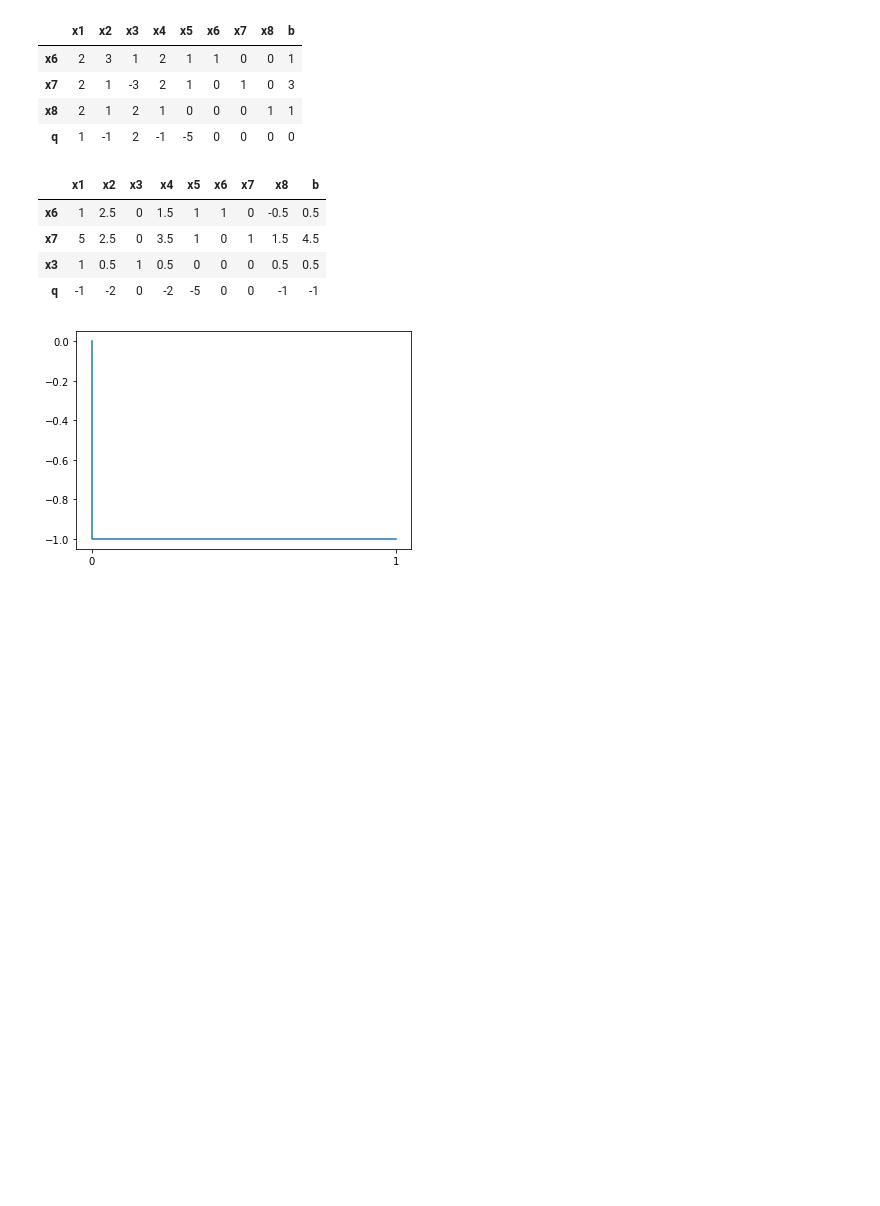
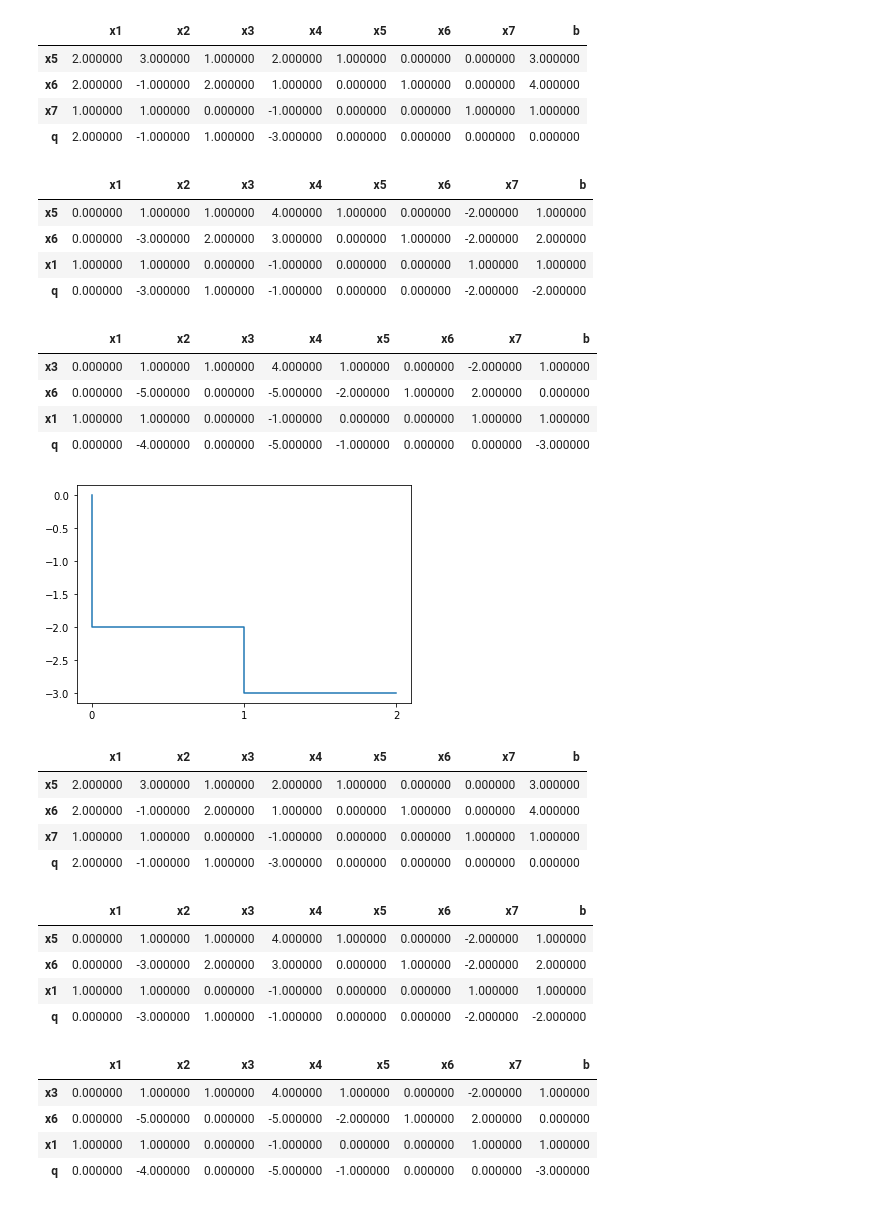
Before and after one commit to DrozdikGleb/optimization-methods, a Jupyter notebook: HW2.ipynb, the cells around one changed output. Drawn from its saved outputs; the diff is of its cells as text; code cells hidden in the pictures; blank space fills up the shorter version.

```diff
--- a/HW2.ipynb
+++ b/HW2.ipynb
@@ -1,8 +8,4 @@
 # %%
-import numpy as np
-import pandas as pd
-import matplotlib.pyplot as plt
-
 def max_div(a, b):
     return a / b if b != 0 else np.inf
 
@@ -103,7 +106,7 @@ def simplex(n, m, A, b, c):
 
         step += 1
     print_result(A, b, Q, min_q, names, basis)
-    return mins
+    return mins, basis, b, min_q
 
 
 
@@ -154,8 +157,9 @@ def print_result(A, b, q, min_q, xs, basic):
     )
 
 def main_simplex(n, m, A, b, c):
-    mins = simplex(n, m, A, b, c)
+    mins, _, _, min_q = simplex(n, m, A, b, c)
     iters = [i for i in range(len(mins))]
     plt.step(iters, mins)
     plt.xticks(iters)
     plt.show()
+    return min_q
@@ -246,23 +428,46 @@ main_simplex(n, m, A, b, c)
 # %%
-n, m = 3, 5
-A = np.array([[2, 3, 1, 2, 1],
-              [2, 1, -3, 2, 1],
-              [2, 1, 2, 1, 0]
+n, m = 3, 4
+A = np.array([[2, 3, 1, 2],
+              [2, -1, 2, 1],
+              [1, 1, 0, -1]
              ],
              dtype = 'float'
             )
-b = [1, 3, 1]
-c = [-1, 1, -2, 1, 5]
-main_simplex(n, m, A, b, c)
+b = [3, 4, 1]
+c = [-2, 1, -1, 3]
+smx_min_q = main_simplex(n, m, A, b, c)
+bb_min_q = branch_bound(n, m, A, b, c)
+print(f'Simplex method min value: {smx_min_q}')
+print(f'Branch and bound method min value: {bb_min_q}')
 # %% [output]
-|  | x1 | x2 | x3 | x4 | x5 | x6 | x7 | x8 | b |
-| x6 | 2 | 3 | 1 | 2 | 1 | 1 | 0 | 0 | 1 |
-| x7 | 2 | 1 | -3 | 2 | 1 | 0 | 1 | 0 | 3 |
-| x8 | 2 | 1 | 2 | 1 | 0 | 0 | 0 | 1 | 1 |
-| q | 1 | -1 | 2 | -1 | -5 | 0 | 0 | 0 | 0 |
+|  | x1 | x2 | x3 | x4 | x5 | x6 | x7 | b |
+| x5 | 2.000000 | 3.000000 | 1.000000 | 2.000000 | 1.000000 | 0.000000 | 0.000000 | 3.000000 |
+| x6 | 2.000000 | -1.000000 | 2.000000 | 1.000000 | 0.000000 | 1.000000 | 0.000000 | 4.000000 |
+| x7 | 1.000000 | 1.000000 | 0.000000 | -1.000000 | 0.000000 | 0.000000 | 1.000000 | 1.000000 |
+| q | 2.000000 | -1.000000 | 1.000000 | -3.000000 | 0.000000 | 0.000000 | 0.000000 | 0.000000 |
-|  | x1 | x2 | x3 | x4 | x5 | x6 | x7 | x8 | b |
-| x6 | 1 | 2.5 | 0 | 1.5 | 1 | 1 | 0 | -0.5 | 0.5 |
-| x7 | 5 | 2.5 | 0 | 3.5 | 1 | 0 | 1 | 1.5 | 4.5 |
-| x3 | 1 | 0.5 | 1 | 0.5 | 0 | 0 | 0 | 0.5 | 0.5 |
-| q | -1 | -2 | 0 | -2 | -5 | 0 | 0 | -1 | -1 |
+|  | x1 | x2 | x3 | x4 | x5 | x6 | x7 | b |
+| x5 | 0.000000 | 1.000000 | 1.000000 | 4.000000 | 1.000000 | 0.000000 | -2.000000 | 1.000000 |
+| x6 | 0.000000 | -3.000000 | 2.000000 | 3.000000 | 0.000000 | 1.000000 | -2.000000 | 2.000000 |
+| x1 | 1.000000 | 1.000000 | 0.000000 | -1.000000 | 0.000000 | 0.000000 | 1.000000 | 1.000000 |
+| q | 0.000000 | -3.000000 | 1.000000 | -1.000000 | 0.000000 | 0.000000 | -2.000000 | -2.000000 |
+|  | x1 | x2 | x3 | x4 | x5 | x6 | x7 | b |
+| x3 | 0.000000 | 1.000000 | 1.000000 | 4.000000 | 1.000000 | 0.000000 | -2.000000 | 1.000000 |
+| x6 | 0.000000 | -5.000000 | 0.000000 | -5.000000 | -2.000000 | 1.000000 | 2.000000 | 0.000000 |
+| x1 | 1.000000 | 1.000000 | 0.000000 | -1.000000 | 0.000000 | 0.000000 | 1.000000 | 1.000000 |
+| q | 0.000000 | -4.000000 | 0.000000 | -5.000000 | -1.000000 | 0.000000 | 0.000000 | -3.000000 |
-[figure, old version]
+[figure, new version]
+|  | x1 | x2 | x3 | x4 | x5 | x6 | x7 | b |
+| x5 | 2.000000 | 3.000000 | 1.000000 | 2.000000 | 1.000000 | 0.000000 | 0.000000 | 3.000000 |
+| x6 | 2.000000 | -1.000000 | 2.000000 | 1.000000 | 0.000000 | 1.000000 | 0.000000 | 4.000000 |
+| x7 | 1.000000 | 1.000000 | 0.000000 | -1.000000 | 0.000000 | 0.000000 | 1.000000 | 1.000000 |
+| q | 2.000000 | -1.000000 | 1.000000 | -3.000000 | 0.000000 | 0.000000 | 0.000000 | 0.000000 |
+|  | x1 | x2 | x3 | x4 | x5 | x6 | x7 | b |
+| x5 | 0.000000 | 1.000000 | 1.000000 | 4.000000 | 1.000000 | 0.000000 | -2.000000 | 1.000000 |
+| x6 | 0.000000 | -3.000000 | 2.000000 | 3.000000 | 0.000000 | 1.000000 | -2.000000 | 2.000000 |
+| x1 | 1.000000 | 1.000000 | 0.000000 | -1.000000 | 0.000000 | 0.000000 | 1.000000 | 1.000000 |
+| q | 0.000000 | -3.000000 | 1.000000 | -1.000000 | 0.000000 | 0.000000 | -2.000000 | -2.000000 |
+|  | x1 | x2 | x3 | x4 | x5 | x6 | x7 | b |
+| x3 | 0.000000 | 1.000000 | 1.000000 | 4.000000 | 1.000000 | 0.000000 | -2.000000 | 1.000000 |
+| x6 | 0.000000 | -5.000000 | 0.000000 | -5.000000 | -2.000000 | 1.000000 | 2.000000 | 0.000000 |
+| x1 | 1.000000 | 1.000000 | 0.000000 | -1.000000 | 0.000000 | 0.000000 | 1.000000 | 1.000000 |
+| q | 0.000000 | -4.000000 | 0.000000 | -5.000000 | -1.000000 | 0.000000 | 0.000000 | -3.000000 |
```
Also changed, not shown: parts of 12 cells of this notebook.
